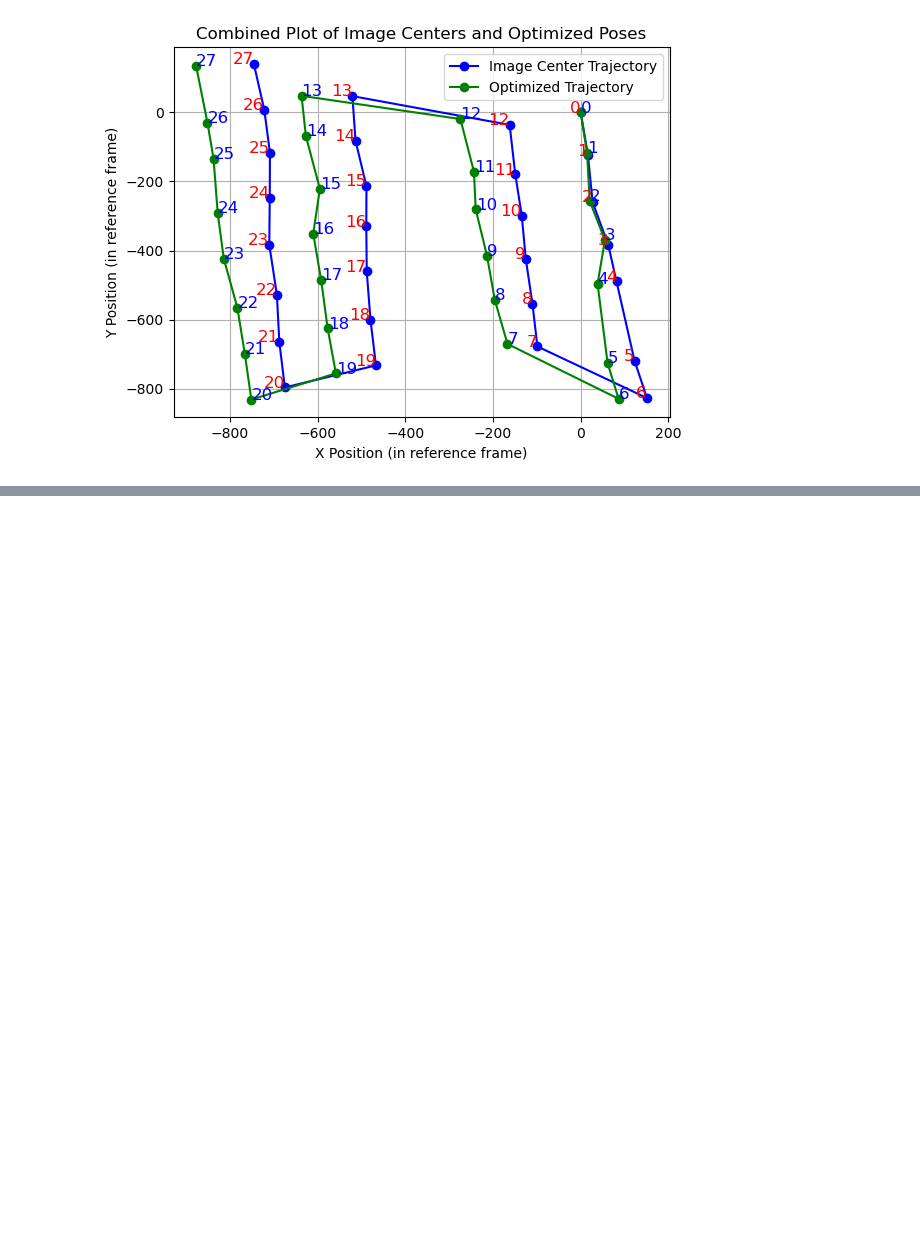
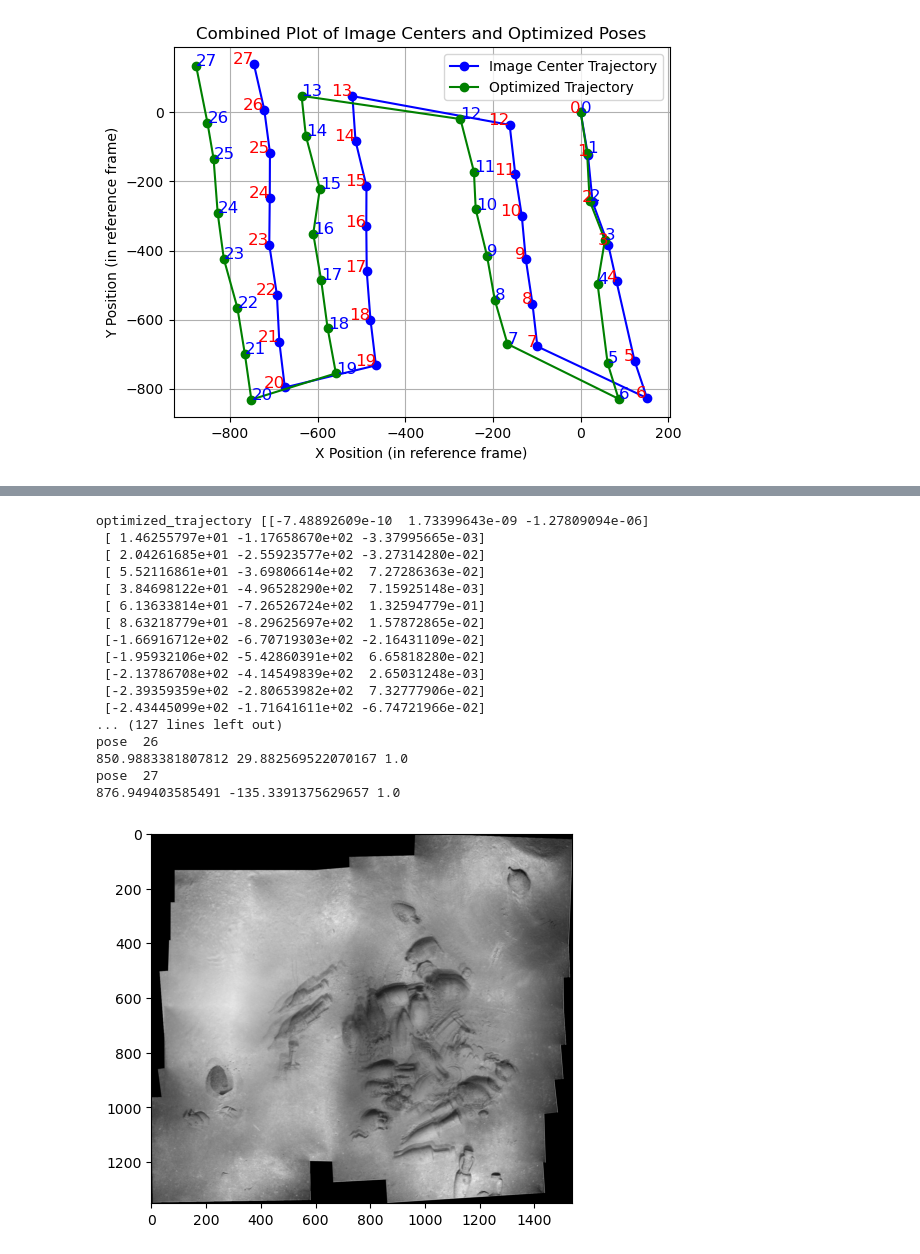
Before and after one commit to KSorte/Autonomous_Field_Robotics, a Jupyter notebook: skerski_dataset_mosaicing_using_gtsam/roman_shipwreck_visual_slam.ipynb, the cells around one changed output, grey strips where cells are left out. Drawn from its saved outputs; the diff is of its cells as text; code cells hidden in the pictures; blank space fills up the shorter version.

```diff
--- a/skerski_dataset_mosaicing_using_gtsam/roman_shipwreck_visual_slam.ipynb
+++ b/skerski_dataset_mosaicing_using_gtsam/roman_shipwreck_visual_slam.ipynb
@@ -139,7 +189,7 @@ factor 1:
 ## Load 29 Images
 # %%
 image_directories = ["29images/first_column", "29images/second_column", "29images/third_column", "29images/fourth_column"]
-image_mosiacking_29 = im.ImageMosiacking(image_directories, False, "all_images", min_inliers=20, max_reprojection_error=2.0)
+image_mosiacking_29 = im.ImageMosiacking(image_directories, False, "all_images", min_inliers=20, max_reprojection_error=2.0, link_proposal_distance_factor=2.0)
 
 image_mosiacking_29.get_images_for_mosaicking()
 # %% [markdown]
@@ -204,0 +278,42 @@ Value 27: (gtsam::Pose2)
+# %%
+optimized_trajectory = optimizer_2.get_optimized_trajectory()
+print("optimized_trajectory", optimized_trajectory)
+print("before update")
+for i in range(28):
+    print("pose ", i)
+    # x, y, z = image_mosiacking_29.adjusted_homographies[i][:, 2]
+    center= image_mosiacking_29.image_center_trajectory[i, :]
+    # print(x, y, z)
+    print(center)
+
+# update the homographies in the image mosiacing graph.
+image_mosiacking_29.update_homographies(optimized_trajectory)
+
+print("After update")
+for i in range(28):
+    print("pose ", i)
+    x, y, z = image_mosiacking_29.adjusted_homographies[i][:, 2]
+    print(x, y, z)
+
+# Execute image mosiacing routine.
+image_mosiacking_29.get_panorama_canvas()
+image_mosiacking_29.project_images_on_canvas()
+# %% [output]
+optimized_trajectory [[-7.48892609e-10  1.73399643e-09 -1.27809094e-06]
+ [ 1.46255797e+01 -1.17658670e+02 -3.37995665e-03]
+ [ 2.04261685e+01 -2.55923577e+02 -3.27314280e-02]
+ [ 5.52116861e+01 -3.69806614e+02  7.27286363e-02]
+ [ 3.84698122e+01 -4.96528290e+02  7.15925148e-03]
+ [ 6.13633814e+01 -7.26526724e+02  1.32594779e-01]
+ [ 8.63218779e+01 -8.29625697e+02  1.57872865e-02]
+ [-1.66916712e+02 -6.70719303e+02 -2.16431109e-02]
+ [-1.95932106e+02 -5.42860391e+02  6.65818280e-02]
+ [-2.13786708e+02 -4.14549839e+02  2.65031248e-03]
+ [-2.39359359e+02 -2.80653982e+02  7.32777906e-02]
+ [-2.43445099e+02 -1.71641611e+02 -6.74721966e-02]
+... (127 lines left out)
+pose  26
+850.9883381807812 29.882569522070167 1.0
+pose  27
+876.949403585491 -135.3391375629657 1.0
+[figure, added]
```
Also changed, not shown: parts of 5 cells of this notebook, 4 other files.
